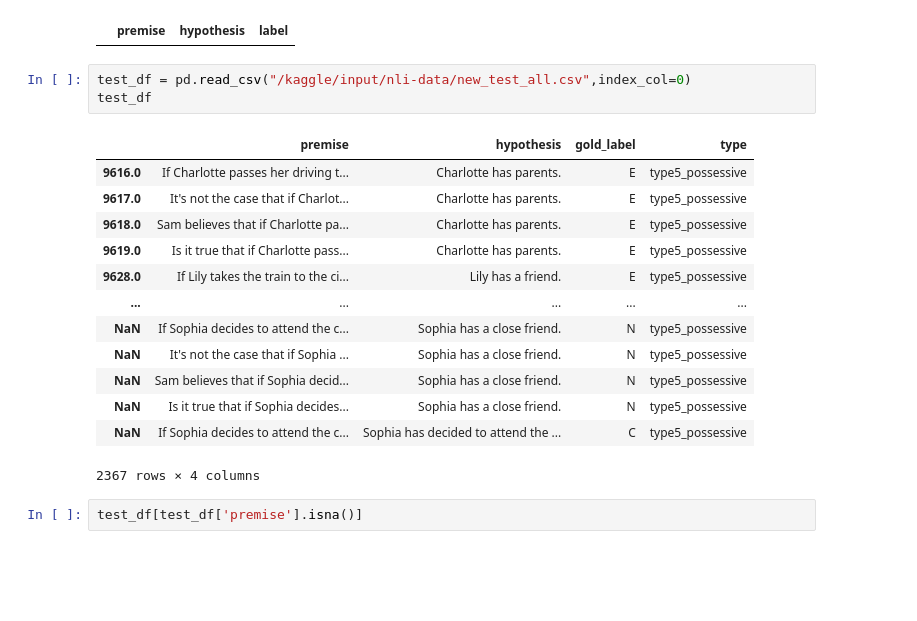
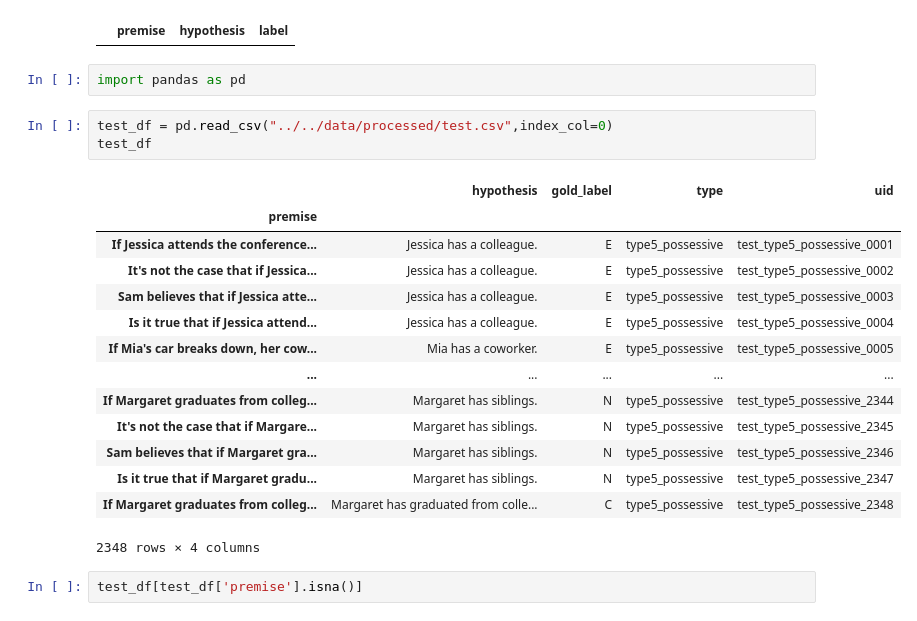
Before and after one commit to Conditional-NLI/CONFER, a Jupyter notebook: scripts/exp1/exp1-3-nli-models.ipynb, the cells around one changed output. Saved outputs shown, nothing was run; the diff lists cells and outputs as text; blank space fills up the shorter version.

Commit message:
Updating input filepaths

```diff
--- a/scripts/exp1/exp1-3-nli-models.ipynb
+++ b/scripts/exp1/exp1-3-nli-models.ipynb
@@ -96,23 +96,26 @@ train_df[train_df['premise'].isna()]
 train_df[train_df['hypothesis'].isna()]
 # %% [output]
 |  | premise | hypothesis | label |
+# %%
+import pandas as pd
 # %%
-test_df = pd.read_csv("/kaggle/input/nli-data/new_test_all.csv",index_col=0)
+test_df = pd.read_csv("../../data/processed/test.csv",index_col=0)
 test_df
 # %% [output]
-|  | premise | hypothesis | gold_label | type |
-| 9616.0 | If Charlotte passes her driving t... | Charlotte has parents. | E | type5_possessive |
-| 9617.0 | It's not the case that if Charlot... | Charlotte has parents. | E | type5_possessive |
-| 9618.0 | Sam believes that if Charlotte pa... | Charlotte has parents. | E | type5_possessive |
-| 9619.0 | Is it true that if Charlotte pass... | Charlotte has parents. | E | type5_possessive |
-| 9628.0 | If Lily takes the train to the ci... | Lily has a friend. | E | type5_possessive |
+|  | hypothesis | gold_label | type | uid |
+| premise |  |  |  |  |
+| If Jessica attends the conference... | Jessica has a colleague. | E | type5_possessive | test_type5_possessive_0001 |
+| It's not the case that if Jessica... | Jessica has a colleague. | E | type5_possessive | test_type5_possessive_0002 |
+| Sam believes that if Jessica atte... | Jessica has a colleague. | E | type5_possessive | test_type5_possessive_0003 |
+| Is it true that if Jessica attend... | Jessica has a colleague. | E | type5_possessive | test_type5_possessive_0004 |
+| If Mia's car breaks down, her cow... | Mia has a coworker. | E | type5_possessive | test_type5_possessive_0005 |
 | ... | ... | ... | ... | ... |
-| NaN | If Sophia decides to attend the c... | Sophia has a close friend. | N | type5_possessive |
-| NaN | It's not the case that if Sophia ... | Sophia has a close friend. | N | type5_possessive |
-| NaN | Sam believes that if Sophia decid... | Sophia has a close friend. | N | type5_possessive |
-| NaN | Is it true that if Sophia decides... | Sophia has a close friend. | N | type5_possessive |
-| NaN | If Sophia decides to attend the c... | Sophia has decided to attend the ... | C | type5_possessive |
+| If Margaret graduates from colleg... | Margaret has siblings. | N | type5_possessive | test_type5_possessive_2344 |
+| It's not the case that if Margare... | Margaret has siblings. | N | type5_possessive | test_type5_possessive_2345 |
+| Sam believes that if Margaret gra... | Margaret has siblings. | N | type5_possessive | test_type5_possessive_2346 |
+| Is it true that if Margaret gradu... | Margaret has siblings. | N | type5_possessive | test_type5_possessive_2347 |
+| If Margaret graduates from colleg... | Margaret has graduated from colle... | C | type5_possessive | test_type5_possessive_2348 |
-2367 rows × 4 columns
+2348 rows × 4 columns
 # %%
 test_df[test_df['premise'].isna()]
 # %% [output]
```
Also changed, not shown: 14 other files.
